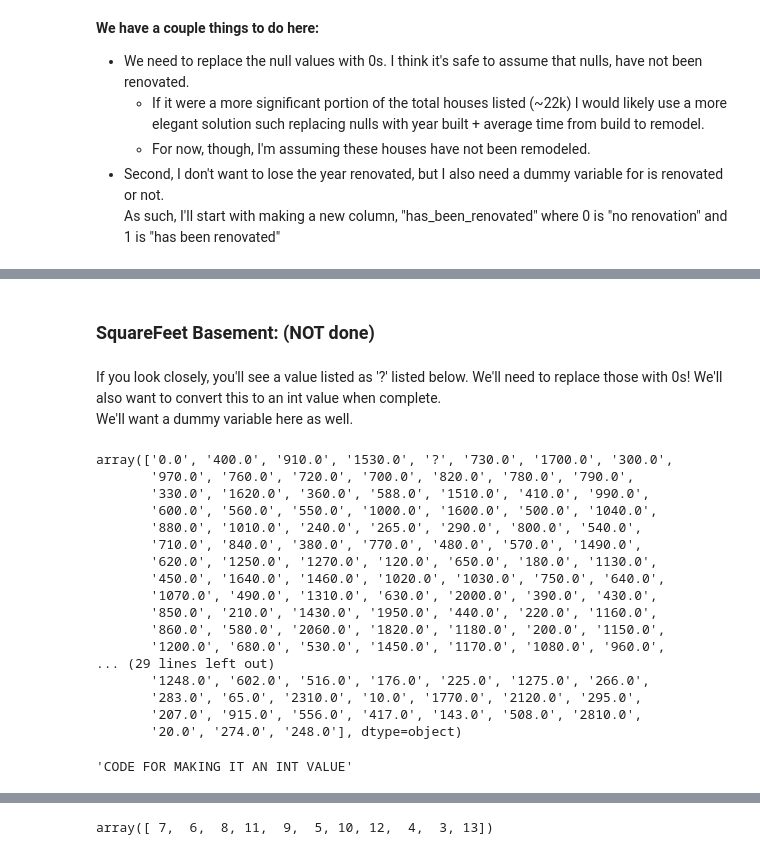
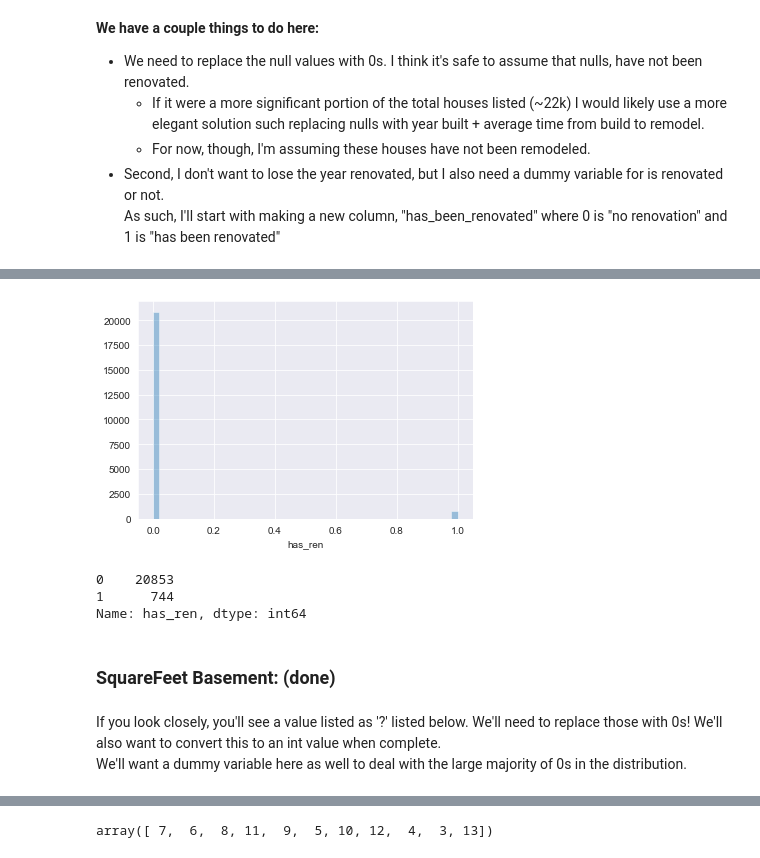
Before and after one commit to thomaskbrown18/Predicting_Home_Prices, a Jupyter notebook: student.ipynb, the cells around one changed output, grey strips where cells are left out. Drawn from its saved outputs; the diff is of its cells as text; code cells hidden in the pictures.

```diff
--- a/student.ipynb
+++ b/student.ipynb
@@ -184,31 +218,18 @@ As such, I'll start with making a new column, "has_been_renovated" where 0 is "n
+# %%
+# Histogram showing proportion of homes that have been renovated.
+sns.distplot(df.has_ren, kde = False);
+# %% [output]
+[figure, added]
+# %%
+# Only 744 renovations overall
+df.has_ren.value_counts()
+# %% [output]
+0    20853
+1      744
+Name: has_ren, dtype: int64
 # %% [markdown]
-### SquareFeet Basement: (NOT done)
+### SquareFeet Basement: (done)
 # %% [markdown]
 If you look closely, you'll see a value listed as '?' listed below.  We'll need to replace those with 0s!
 We'll also want to convert this to an int value when complete.
-<br>We'll want a dummy variable here as well.
+<br>We'll want a dummy variable here as well to deal with the large majority of 0s in the distribution.
-# %%
-df['sqft_basement'].unique()
-# %% [output]
-array(['0.0', '400.0', '910.0', '1530.0', '?', '730.0', '1700.0', '300.0',
-       '970.0', '760.0', '720.0', '700.0', '820.0', '780.0', '790.0',
-       '330.0', '1620.0', '360.0', '588.0', '1510.0', '410.0', '990.0',
-       '600.0', '560.0', '550.0', '1000.0', '1600.0', '500.0', '1040.0',
-       '880.0', '1010.0', '240.0', '265.0', '290.0', '800.0', '540.0',
-       '710.0', '840.0', '380.0', '770.0', '480.0', '570.0', '1490.0',
-       '620.0', '1250.0', '1270.0', '120.0', '650.0', '180.0', '1130.0',
-       '450.0', '1640.0', '1460.0', '1020.0', '1030.0', '750.0', '640.0',
-       '1070.0', '490.0', '1310.0', '630.0', '2000.0', '390.0', '430.0',
-       '850.0', '210.0', '1430.0', '1950.0', '440.0', '220.0', '1160.0',
-       '860.0', '580.0', '2060.0', '1820.0', '1180.0', '200.0', '1150.0',
-       '1200.0', '680.0', '530.0', '1450.0', '1170.0', '1080.0', '960.0',
-... (29 lines left out)
-       '1248.0', '602.0', '516.0', '176.0', '225.0', '1275.0', '266.0',
-       '283.0', '65.0', '2310.0', '10.0', '1770.0', '2120.0', '295.0',
-       '207.0', '915.0', '556.0', '417.0', '143.0', '508.0', '2810.0',
-       '20.0', '274.0', '248.0'], dtype=object)
-# %%
-'''CODE FOR MAKING IT AN INT VALUE'''
-#df['sqft_basement'].astype(str).astype(int)
-# %% [output]
-'CODE FOR MAKING IT AN INT VALUE'
```
Also changed, not shown: parts of 57 cells of this notebook.
